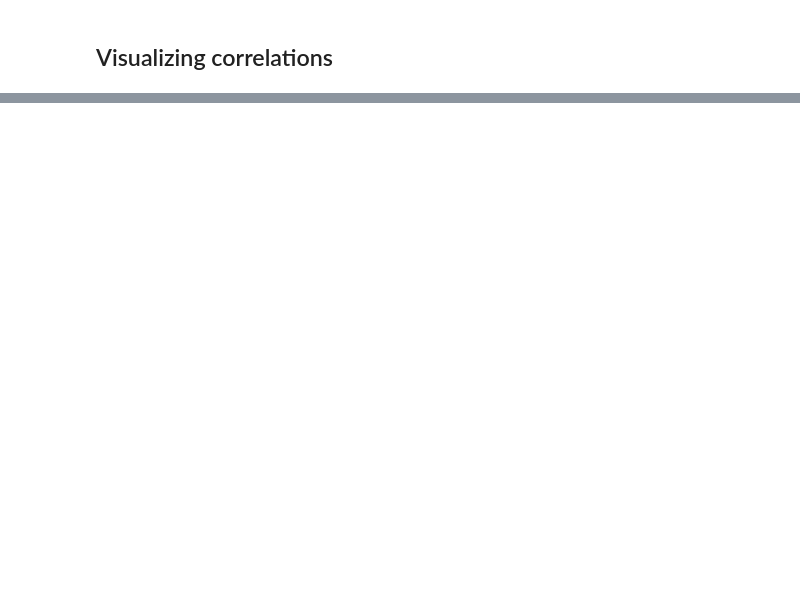
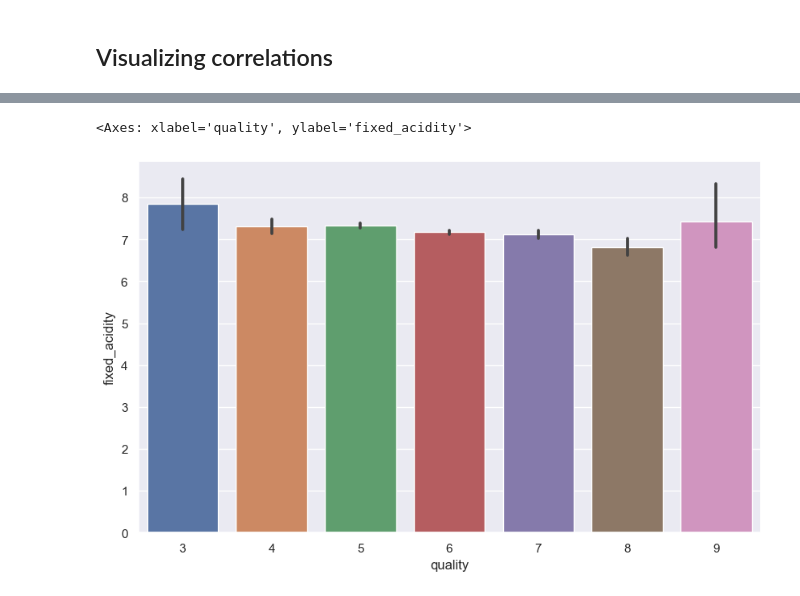
Before and after one commit to Gardenialover/Capstone_Two_Project, a Jupyter notebook: notebooks/3_exploratory_data analysis_wine_quality.ipynb, the cells around one changed output, grey strips where cells are left out. Drawn from its saved outputs; the diff is of its cells as text; code cells hidden in the pictures; blank space fills up the shorter version.

```diff
--- a/notebooks/3_exploratory_data analysis_wine_quality.ipynb
+++ b/notebooks/3_exploratory_data analysis_wine_quality.ipynb
@@ -44,0 +81,7 @@ sns.heatmap(wine_df1.corr(numeric_only=True))
+# %%
+wine_df[
+    "alcohol_surgar_ratio"] = 100 * wine_df.alcohol/ wine_df.residual_sugar
+wine_df["sugar_acidity_ratio"]=100 * wine_df.residual_sugar/(wine_df.fixed_acidity + wine_df.volatile_acidity)
+wine_df[
+    "fixed_acidity_ratio"] = 100 * wine_df.fixed_acidity/ (wine_df.fixed_acidity + wine_df.volatile_acidity)
+wine_df.head()
@@ -44,0 +95,6 @@ sns.heatmap(wine_df1.corr(numeric_only=True))
+# %%
+fig = plt.figure(figsize = (10,6))
+sns.barplot(x = "quality", y = "fixed_acidity", data = wine_df)
+# %% [output]
+<Axes: xlabel='quality', ylabel='fixed_acidity'>
+[figure, added]
```
Also changed, not shown: parts of 18 cells of this notebook, 2 other files.
